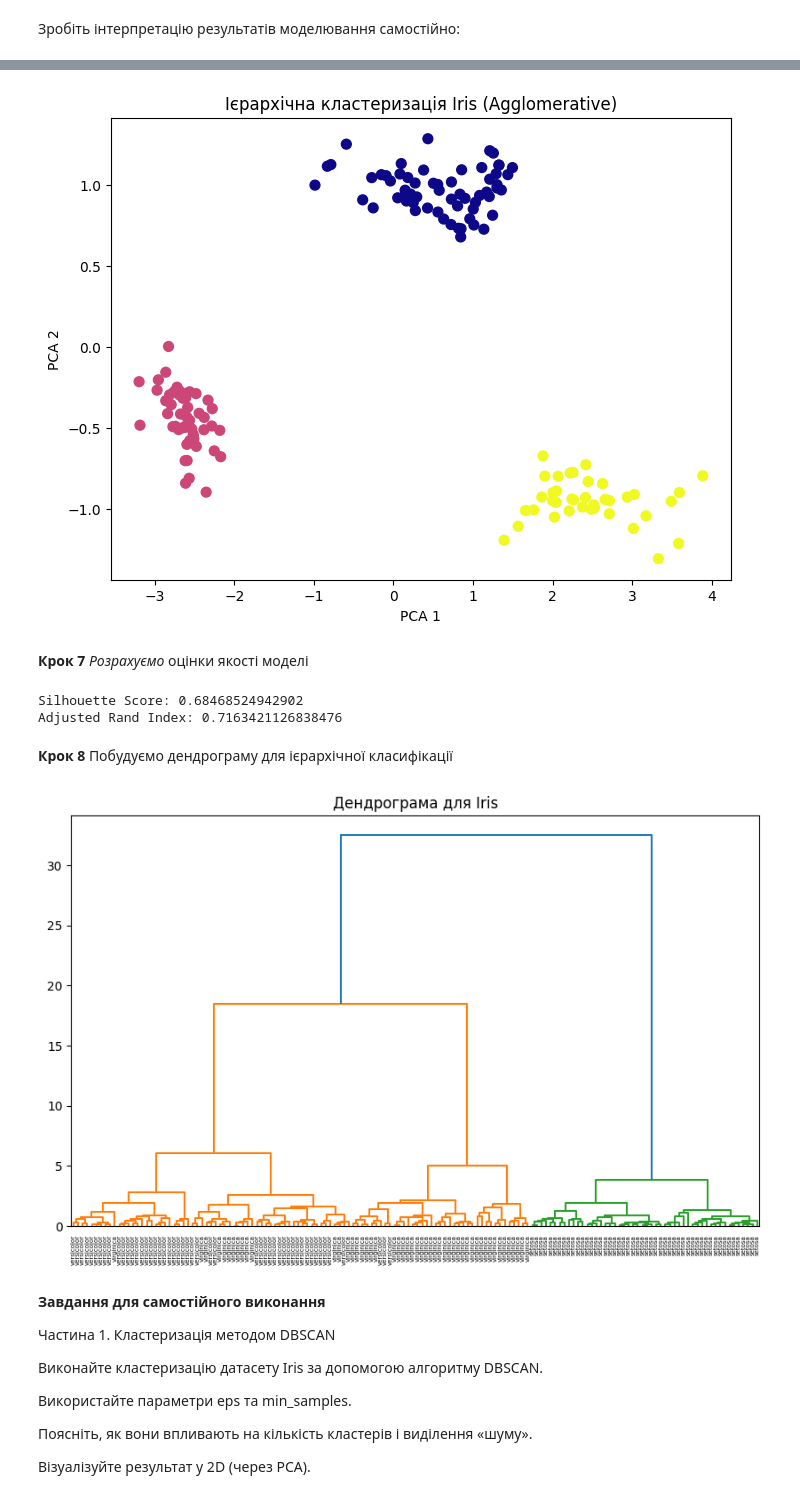
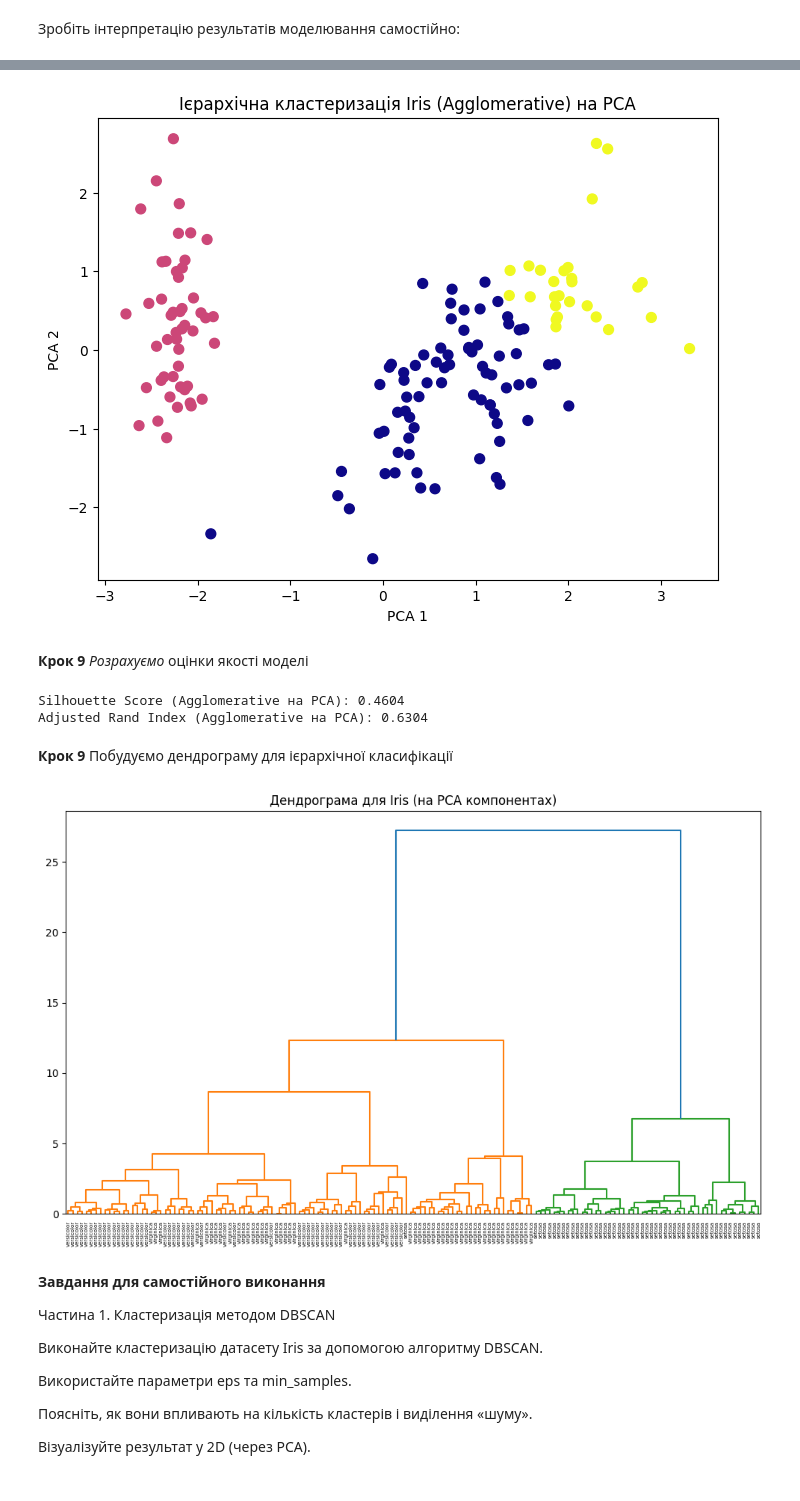
Before and after one commit to NataliaPoluektova/MMN, a Jupyter notebook: pr5.ipynb, the cells around one changed output, grey strips where cells are left out. Drawn from its saved outputs; the diff is of its cells as text; code cells hidden in the pictures.

```diff
--- a/pr5.ipynb
+++ b/pr5.ipynb
@@ -84,0 +113,17 @@ Name: count, dtype: int64
+# %%
+# 1. Масштабування даних (обов'язково перед PCA)
+scaler = StandardScaler()
+X_scaled = scaler.fit_transform(X)
+
+# 2. Застосування PCA для зменшення розмірності до 3
+pca = PCA(n_components=3)
+X_pca_3d = pca.fit_transform(X_scaled)
+
+# Створюємо новий DataFrame для кластеризації, використовуючи лише 3 головні компоненти
+X_for_clustering = pd.DataFrame(X_pca_3d, columns=['PC1', 'PC2', 'PC3'])
+
+# Перевірка скільки варіації збережено
+explained_variance = np.sum(pca.explained_variance_ratio_)
+print(f"Сумарна пояснена варіація перших 3 компонент: {explained_variance:.4f}")
+
+# Оновлення: Тепер кластеризація буде виконуватися на X_for_clustering
@@ -206,14 +207,18 @@ Adjusted Rand Index: 0.7163421126838476
 
 Результат можна показати у вигляді дендрограми (дерева злиття кластерів).
 # %%
-# Використовуємо ті самі дані (без species)
-X = df.drop(columns=['species'])
+# Використовуємо дані після PCA
+X_clustering_agg = X_for_clustering # 3 компоненти PC1, PC2, PC3
 
 # Створюємо модель ієрархічної кластеризації
 agg = AgglomerativeClustering(n_clusters=3)
+# Навчаємо модель
+df['agg_pca_cluster'] = agg.fit_predict(X_clustering_agg)
 
-# Навчаємо модель
-df['agg_cluster'] = agg.fit_predict(X)
+print("\nКількість об'єктів у кластерах Agglomerative (з PCA):")
+print(df['agg_pca_cluster'].value_counts())
 
-print(df['agg_cluster'].value_counts())
+# -----------------
+# Зробіть інтерпретацію результатів моделювання самостійно:
+# -----------------
 # %% [output]
@@ -229,44 +235,45 @@ Name: count, dtype: int64
 # %%
-pca = PCA(n_components=2)
-X_pca = pca.fit_transform(X)
-
 plt.figure(figsize=(8,6))
-plt.scatter(X_pca[:,0], X_pca[:,1],
-            c=df['agg_cluster'], cmap='plasma', s=50)
-plt.title("Ієрархічна кластеризація Iris (Agglomerative)")
+plt.scatter(X_pca_3d[:,0], X_pca_3d[:,1],
+            c=df['agg_pca_cluster'], cmap='plasma', s=50)
+plt.title("Ієрархічна кластеризація Iris (Agglomerative) на PCA")
 plt.xlabel("PCA 1")
 plt.ylabel("PCA 2")
 plt.show()
 # %% [output]
-[figure, old version]
+[figure, new version]
 # %% [markdown]
-**Крок 7** *Розрахуємо* оцінки якості моделі
+**Крок 9** *Розрахуємо* оцінки якості моделі
 # %%
-# Внутрішня метрика
-sil_score = silhouette_score(X, df['agg_cluster'])
-print("Silhouette Score:", sil_score)
+# Внутрішня метрика (використовуємо дані після PCA)
+sil_score_agg_pca = silhouette_score(X_for_clustering, df['agg_pca_cluster'])
+print(f"Silhouette Score (Agglomerative на PCA): {sil_score_agg_pca:.4f}")
 
-# Зовнішня метрика (бо у Iris є справжні класи)
-ari_score = adjusted_rand_score(df['species'], df['agg_cluster'])
-print("Adjusted Rand Index:", ari_score)
+# Зовнішня метрика (порівняння з реальними класами)
+ari_score_agg_pca = adjusted_rand_score(df['species'], df['agg_pca_cluster'])
+print(f"Adjusted Rand Index (Agglomerative на PCA): {ari_score_agg_pca:.4f}")
 # %% [output]
-Silhouette Score: 0.68468524942902
-Adjusted Rand Index: 0.7163421126838476
+Silhouette Score (Agglomerative на PCA): 0.4604
+Adjusted Rand Index (Agglomerative на PCA): 0.6304
 # %% [markdown]
-**Крок 8** Побудуємо дендрограму для ієрархічної класифікації
+**Крок 9** Побудуємо дендрограму для ієрархічної класифікації
 # %%
 from scipy.cluster.hierarchy import dendrogram, linkage
-linked = linkage(X, method='ward')  # Ward мінімізує дисперсію всередині кластерів
-plt.figure(figsize=(10,6))
-dendrogram(linked,
+
+# Дендрограма будується на оригінальних даних, оскільки linkage працює краще на повних ознаках
+# або на малій кількості компонент
+linked_pca = linkage(X_for_clustering, method='ward')
+
+plt.figure(figsize=(12,7))
+dendrogram(linked_pca,
            orientation='top',
            labels=df['species'].values,
            distance_sort='descending',
            show_leaf_counts=True)
-plt.title("Дендрограма для Iris")
-plt.show()
+plt.title("Дендрограма для Iris (на PCA компонентах)")
+plt.show() #
 # %% [output]
-[figure, old version]
+[figure, new version]
 # %% [markdown]
 **Завдання для самостійного виконання**
 
```
Also changed, not shown: parts of 17 cells of this notebook.
